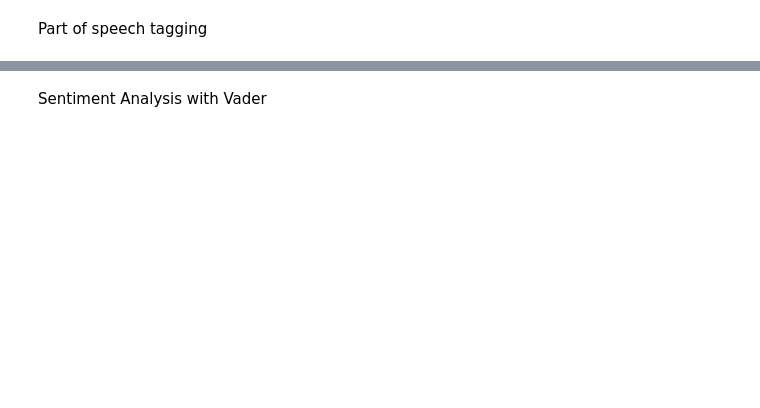
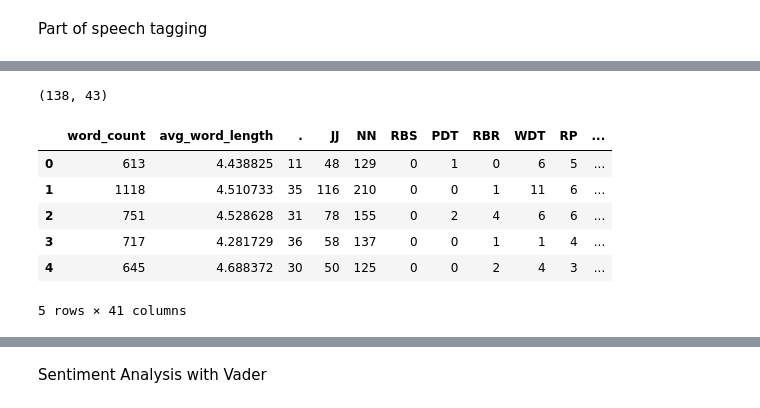
Before and after one commit to gyanigk/ML-HW4, a Jupyter notebook: language_features.ipynb, the cells around one changed output, grey strips where cells are left out. Drawn from its saved outputs; the diff is of its cells as text; code cells hidden in the pictures; blank space fills up the shorter version.

```diff
--- a/language_features.ipynb
+++ b/language_features.ipynb
@@ -237,0 +253,30 @@ Name: pos tagging, dtype: object
+# %%
+from collections import Counter
+
+# Part of speech tagging
+features['pos tagging'] = transcript_data['transcript'].apply(lambda x: pos_tag(word_tokenize(x)))
+features['pos tagging'].head()
+# NN: Noun singular
+# VB: Verb base form
+# JJ: Adjective
+# RB: Adverb
+# DT: Determiner
+# IN: Preposition or subordination conjunction
+# Count POS tags
+
+def pos_tag_counter(pos_tags):
+    tags = [tag for _, tag in pos_tags]  # Extract tags only
+    return Counter(tags)
+
+# Apply to generate a Counter for each transcript
+features['pos_tag_counts'] = features['pos tagging'].apply(pos_tag_counter)
+
+
+# Get a list of all unique POS tags in the dataset
+all_pos_tags = set(tag for tags in features['pos_tag_counts'] for tag in tags.keys())
+
+# Convert counts to a feature matrix
+pos_tag_matrix = pd.DataFrame(list(features['pos_tag_counts'].apply(lambda x: {tag: x.get(tag, 0) for tag in all_pos_tags})))
+
+# Combine with the original features
+features = pd.concat([features, pos_tag_matrix], axis=1)
@@ -237,0 +293,18 @@ Name: pos tagging, dtype: object
+# %%
+features.shape
+# %% [output]
+(138, 43)
+# %%
+features.drop('pos tagging', axis=1, inplace=True)
+# %%
+features.drop('pos_tag_counts', axis=1, inplace=True)
+# %%
+features.head()
+# %% [output]
+|  | word_count | avg_word_length | . | JJ | NN | RBS | PDT | RBR | WDT | RP | ... |
+| 0 | 613 | 4.438825 | 11 | 48 | 129 | 0 | 1 | 0 | 6 | 5 | ... |
+| 1 | 1118 | 4.510733 | 35 | 116 | 210 | 0 | 0 | 1 | 11 | 6 | ... |
+| 2 | 751 | 4.528628 | 31 | 78 | 155 | 0 | 2 | 4 | 6 | 6 | ... |
+| 3 | 717 | 4.281729 | 36 | 58 | 137 | 0 | 0 | 1 | 1 | 4 | ... |
+| 4 | 645 | 4.688372 | 30 | 50 | 125 | 0 | 0 | 2 | 4 | 3 | ... |
+5 rows × 41 columns
```
Also changed, not shown: parts of 25 cells of this notebook.
